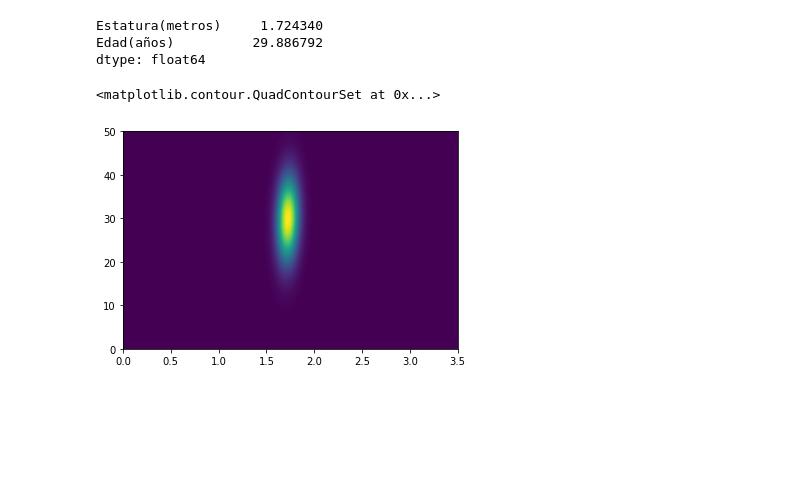
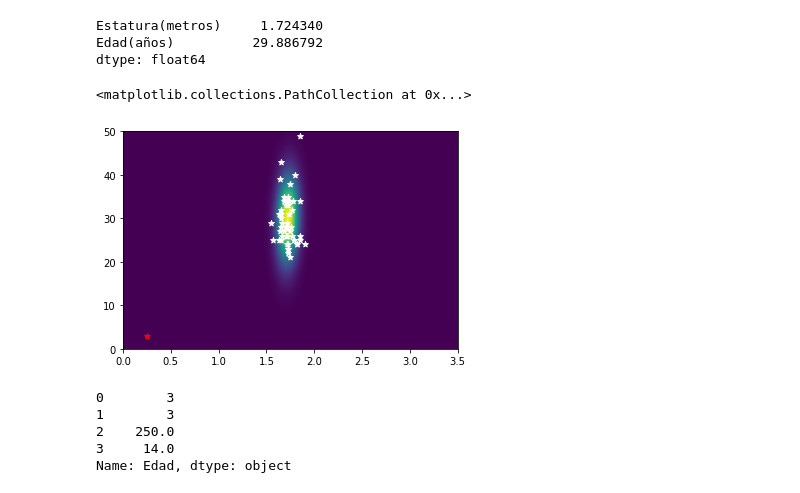
Before and after one commit to hubercpx/statistical_learning_ii, a Jupyter notebook: Tarea_2/Practica 2 - Deteccion de Anomalias.ipynb, the cells around one changed output. Cells and saved outputs as stored; diff of their text form; code cells hidden in the pictures; blank space fills up the shorter version.

```diff
--- a/Tarea_2/Practica 2 - Deteccion de Anomalias.ipynb
+++ b/Tarea_2/Practica 2 - Deteccion de Anomalias.ipynb
@@ -155,17 +154,25 @@ dtype: float64
 # %%
 from scipy.stats import multivariate_normal
 m_n = multivariate_normal(mean=media, cov=covarianza)
 
 x,y = np.meshgrid(np.linspace(0, 30, 1000), np.linspace(0, 50, 1000))
 z = np.empty(x.shape + (2,))
 z[:, :, 0] = x
 z[:, :, 1] = y
 
 plt.xlim(0,3.5)
 plt.ylim(0, 50)
 plt.contourf(x, y, m_n.pdf(z), 500)
-plt.scatter(traning_set.iloc[:,0], traning_set[:,1], marker='*', color='white')
-plt.scatter(data_anomalias_valtest[:,0], data_anomalias_valtest[:,1000], marker = '*', color = 'red')
+plt.scatter(traning_set.iloc[:,0], traning_set.iloc[:,1], marker='*', color='white')
+plt.scatter(data_anomalias_valtest.iloc[:,0], data_anomalias_valtest.iloc[:,1], marker = '*', color = 'red')
 # %% [output]
-<matplotlib.contour.QuadContourSet at 0x...>
+<matplotlib.collections.PathCollection at 0x...>
-[figure, old version]
+[figure, new version]
+# %%
+data_anomalias_valtest.iloc[:,1]
+# %% [output]
+0        3
+1        3
+2    250.0
+3     14.0
+Name: Edad, dtype: object
```
Also changed, not shown: parts of 16 cells of this notebook, 5 other files.
